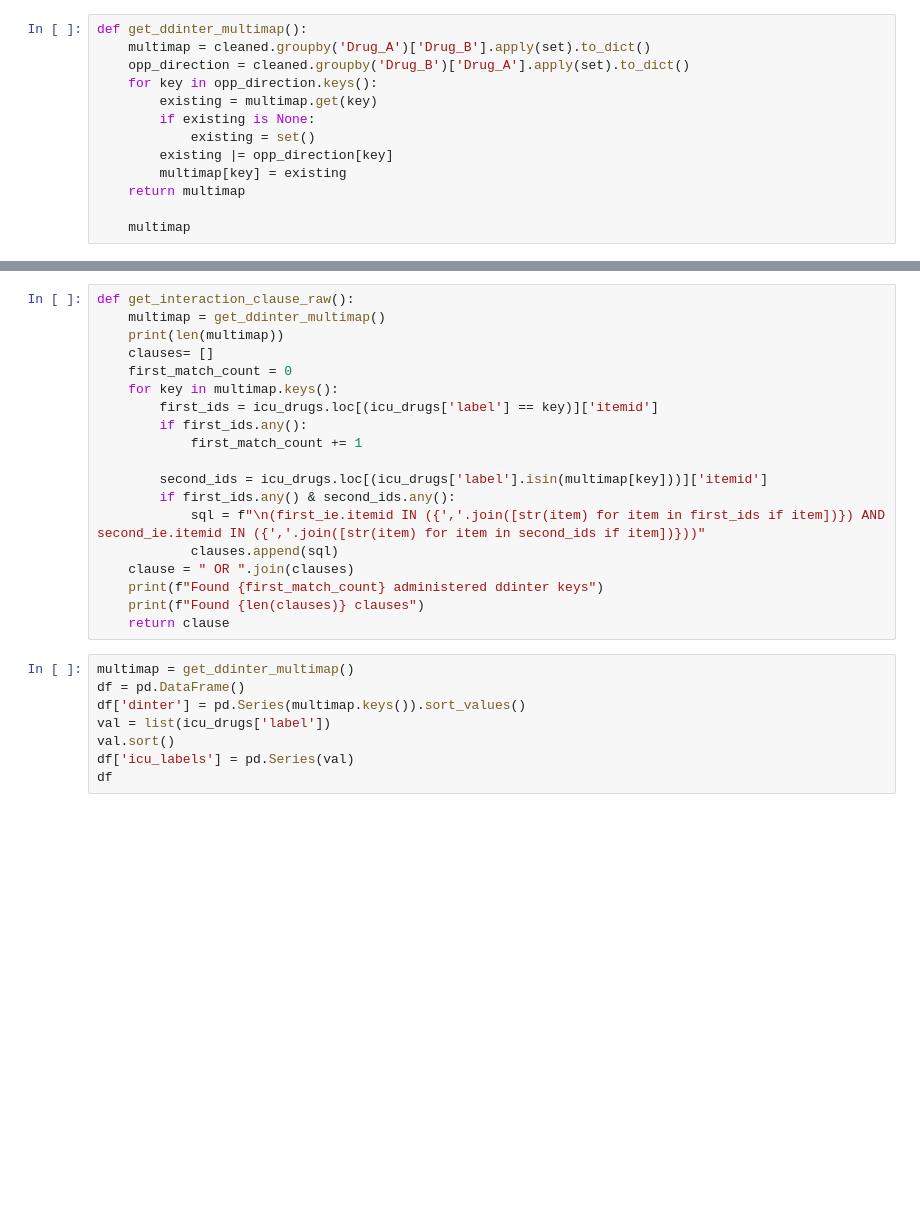
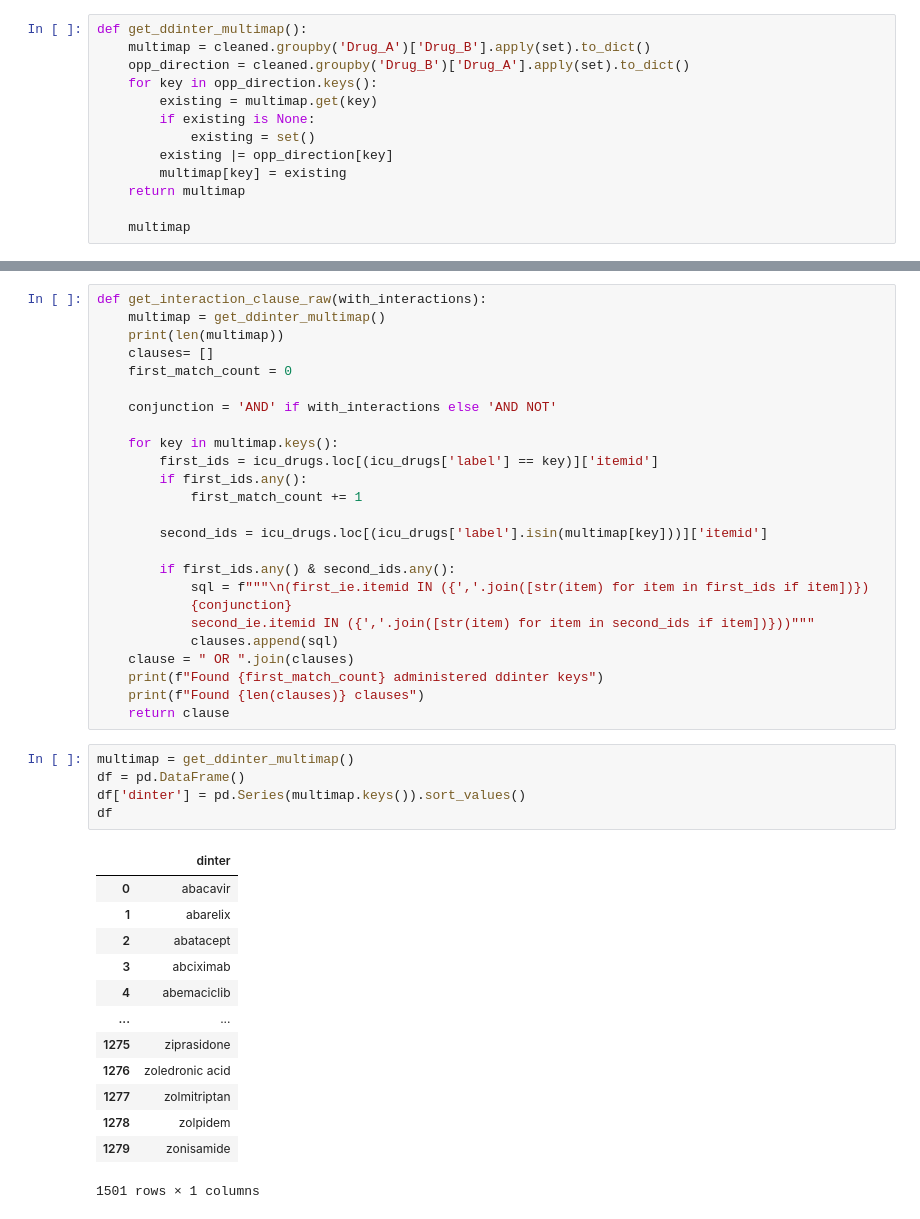
Before and after one commit to stevelan/UniMLHealth-GroupProject, a Jupyter notebook: notebooks/01-cohort.ipynb, the cells around one changed output, grey strips where cells are left out. Cells and saved outputs as stored; diff of their text form; blank space fills up the shorter version.

```diff
--- a/notebooks/01-cohort.ipynb
+++ b/notebooks/01-cohort.ipynb
@@ -150,19 +270,25 @@ def get_interaction_clause_with_synonyms():
     print(f"Found {len(clauses)} first ids")
     return clause
 # %%
-def get_interaction_clause_raw():
+def get_interaction_clause_raw(with_interactions):
     multimap = get_ddinter_multimap()
     print(len(multimap))
     clauses= []
     first_match_count = 0
+
+    conjunction = 'AND' if with_interactions else 'AND NOT'
+
     for key in multimap.keys():
         first_ids = icu_drugs.loc[(icu_drugs['label'] == key)]['itemid']
         if first_ids.any():
             first_match_count += 1
 
         second_ids = icu_drugs.loc[(icu_drugs['label'].isin(multimap[key]))]['itemid']
+
         if first_ids.any() & second_ids.any():
-            sql = f"\n(first_ie.itemid IN ({','.join([str(item) for item in first_ids if item])}) AND second_ie.itemid IN ({','.join([str(item) for item in second_ids if item])}))"
+            sql = f"""\n(first_ie.itemid IN ({','.join([str(item) for item in first_ids if item])})
+            {conjunction}
+            second_ie.itemid IN ({','.join([str(item) for item in second_ids if item])}))"""
             clauses.append(sql)
     clause = " OR ".join(clauses)
     print(f"Found {first_match_count} administered ddinter keys")
@@ -171,11 +297,22 @@ def get_interaction_clause_raw():
 # %%
 multimap = get_ddinter_multimap()
 df = pd.DataFrame()
 df['dinter'] = pd.Series(multimap.keys()).sort_values()
-val = list(icu_drugs['label'])
-val.sort()
-df['icu_labels'] = pd.Series(val)
 df
+# %% [output]
+|  | dinter |
+| 0 | abacavir |
+| 1 | abarelix |
+| 2 | abatacept |
+| 3 | abciximab |
+| 4 | abemaciclib |
+| ... | ... |
+| 1275 | ziprasidone |
+| 1276 | zoledronic acid |
+| 1277 | zolmitriptan |
+| 1278 | zolpidem |
+| 1279 | zonisamide |
+1501 rows × 1 columns
 # %%
 
 print(f"Found {len(df.loc[df['dinter'].isin(drug_index.indexed_synonyms)])} ddinter keys in drugbank of {len(df['dinter'])}")
```
Also changed, not shown: parts of 28 cells of this notebook, 1 other file.
